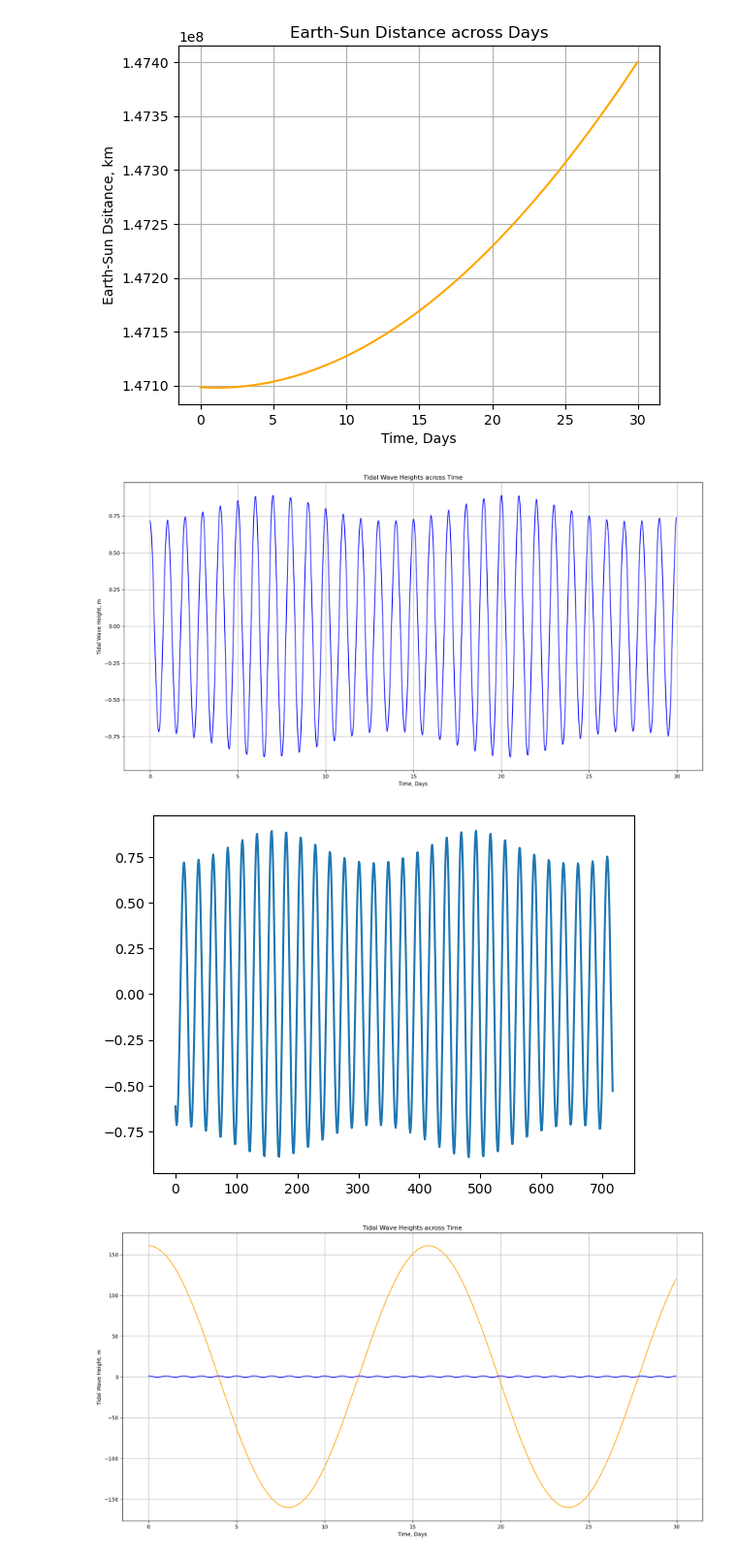
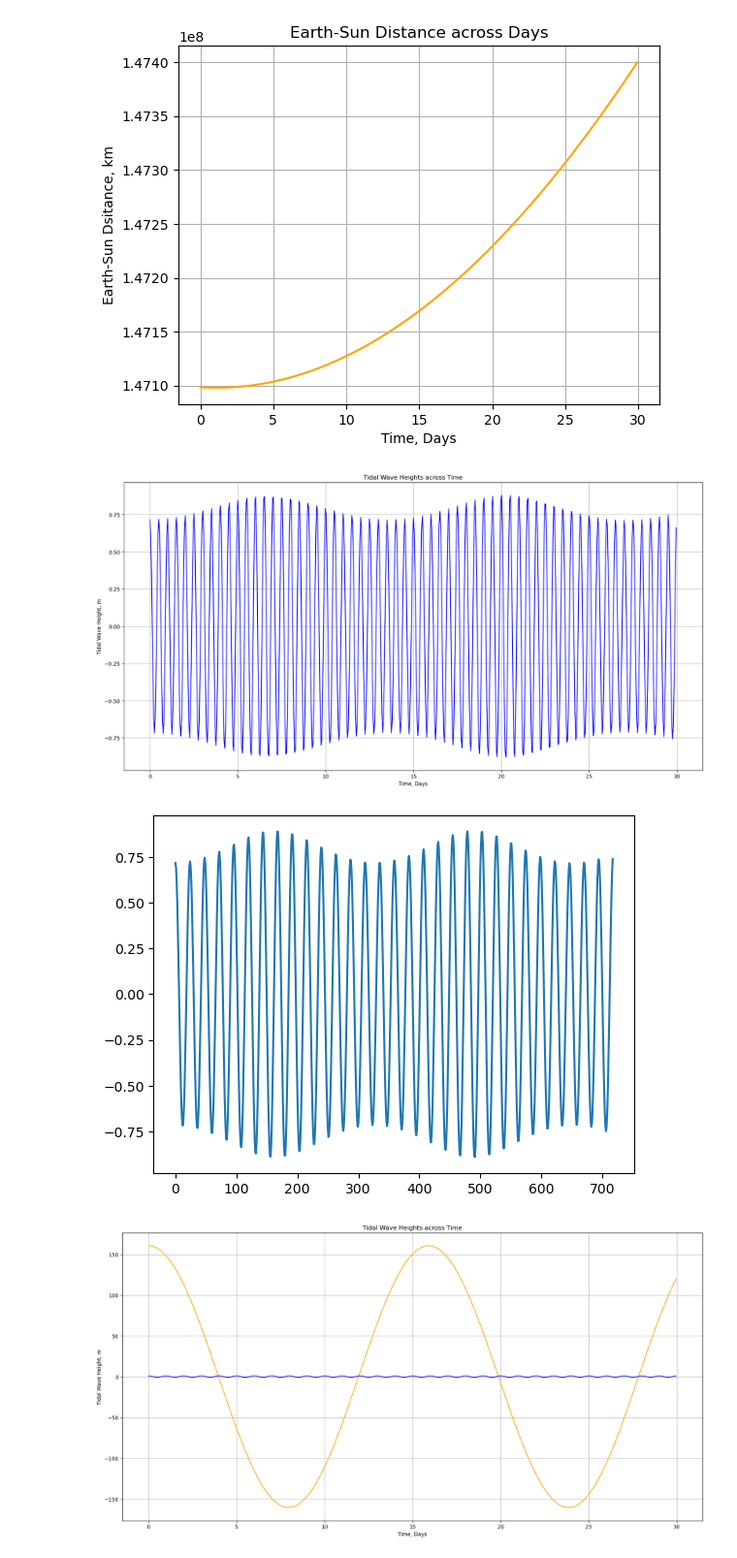
Before and after one commit to kombuchamushrooom/Astro98Project, a Jupyter notebook: final_project/final_project.ipynb, the cells around one changed output. Shown: that part at 97% size. Drawn from its saved outputs; the diff is of its cells as text; code cells hidden in the pictures.

```diff
--- a/final_project/final_project.ipynb
+++ b/final_project/final_project.ipynb
@@ -69,9 +67,19 @@ plt.show()
 # %% [output]
 [figure]
 # %%
-tidal_wave_height_by_moon = ((3*G*moon_mass*((earth_radius*1000)**2))/(2*g*((earth_moon_distance*1000)**3)))*np.cos((2*(pi)*t)/(earth_rotation))*np.cos(angle)
-tidal_wave_height_by_sun = ((3*G*sun_mass*((earth_radius*1000)**2))/(2*g*((earth_sun_distance*1000)**3)))*np.cos((2*(pi)*t)/(earth_rotation))*np.cos(angle)
-tidal_wave_height = tidal_wave_height_by_moon + tidal_wave_height_by_sun
+def tide_moon(t):
+    return ((3*G*moon_mass*((earth_radius*1000)**2))/(2*g*((earth_moon_distance*1000)**3)))*np.cos((4*(pi)*t)/(earth_rotation))*np.cos(angle)
+tidal_wave_height_by_moon = tide_moon(t)
+
+def tide_sun(t):
+    return ((3*G*sun_mass*((earth_radius*1000)**2))/(2*g*((earth_sun_distance*1000)**3)))*np.cos((4*(pi)*t)/(earth_rotation))*np.cos(angle)
+tidal_wave_height_by_sun = tide_sun(t)
+
+# psi = np.arctan(earth_moon_distanceY/earth_moon_distanceX)
+
+def tides(t):
+    return tidal_wave_height_by_moon  + tidal_wave_height_by_sun
+tidal_wave_height = tides(t)
 
 plt.figure(figsize=(20,10))
 plt.plot(t/earth_rotation, tidal_wave_height, color="blue")
@@ -81,19 +89,19 @@ plt.title("Tidal Wave Heights across Time")
 plt.grid()
 plt.show()
 # %% [output]
-[figure, old version]
+[figure, new version]
 # %%
 fig, ax = plt.subplots()
 line, = ax.plot(t, tidal_wave_height)
 def update(frame):
-    line.set_ydata(((3*G*moon_mass*((earth_radius*1000)**2))/(2*g*((earth_moon_distance*1000)**3)))*np.cos((2*(pi)*(t + frame / 10.0))/(earth_rotation))*np.cos(angle) + ((3*G*sun_mass*((earth_radius*1000)**2))/(2*g*((earth_sun_distance*1000)**3)))*np.cos((2*(pi)*(t + frame / 10.0))/(earth_rotation))*np.cos(angle))
+    line.set_ydata(tides(t + frame / 10.0))
     return line,
 
 ani = animation.FuncAnimation(fig, update, frames=100, interval=50, blit=True)
 
-ani.save("tides.gif", writer="pillow", fps=20)
+ani.save("tides2.gif", writer="pillow", fps=20)
 # %% [output]
-[figure, old version]
+[figure, new version]
 # %%
 #Titan-Saturn System
 
```
Also changed, not shown: parts of 1 cell of this notebook, 1 other file.
